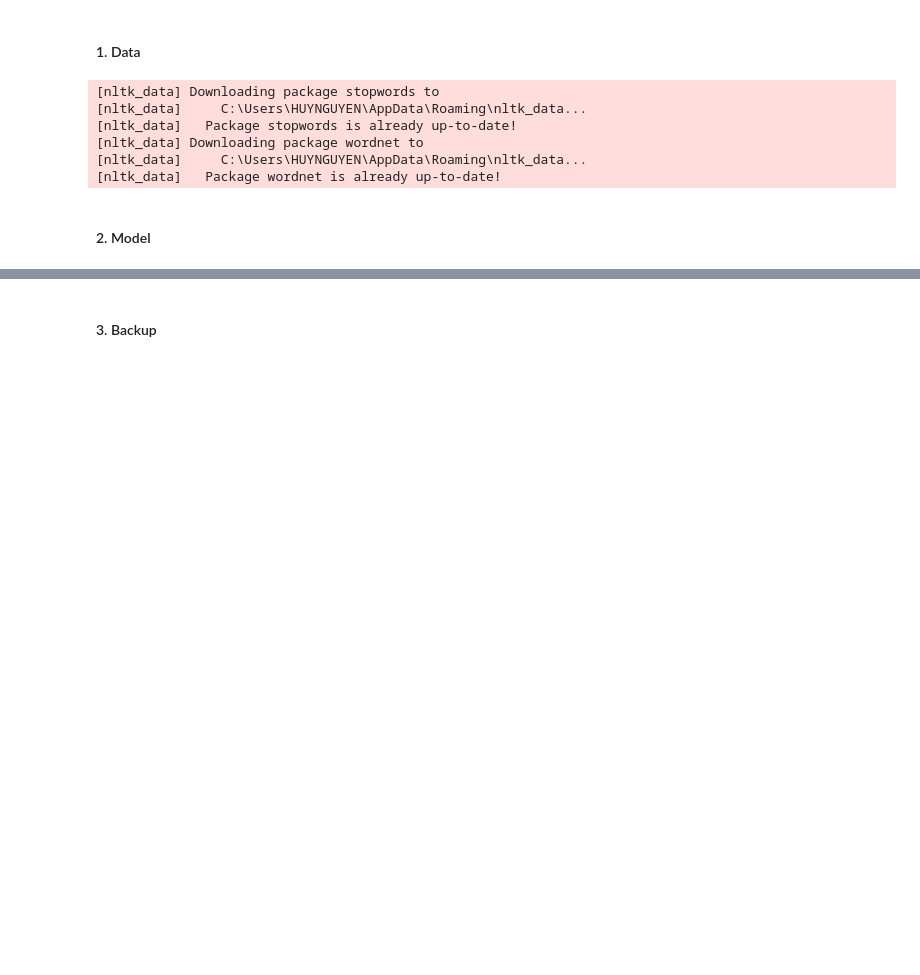
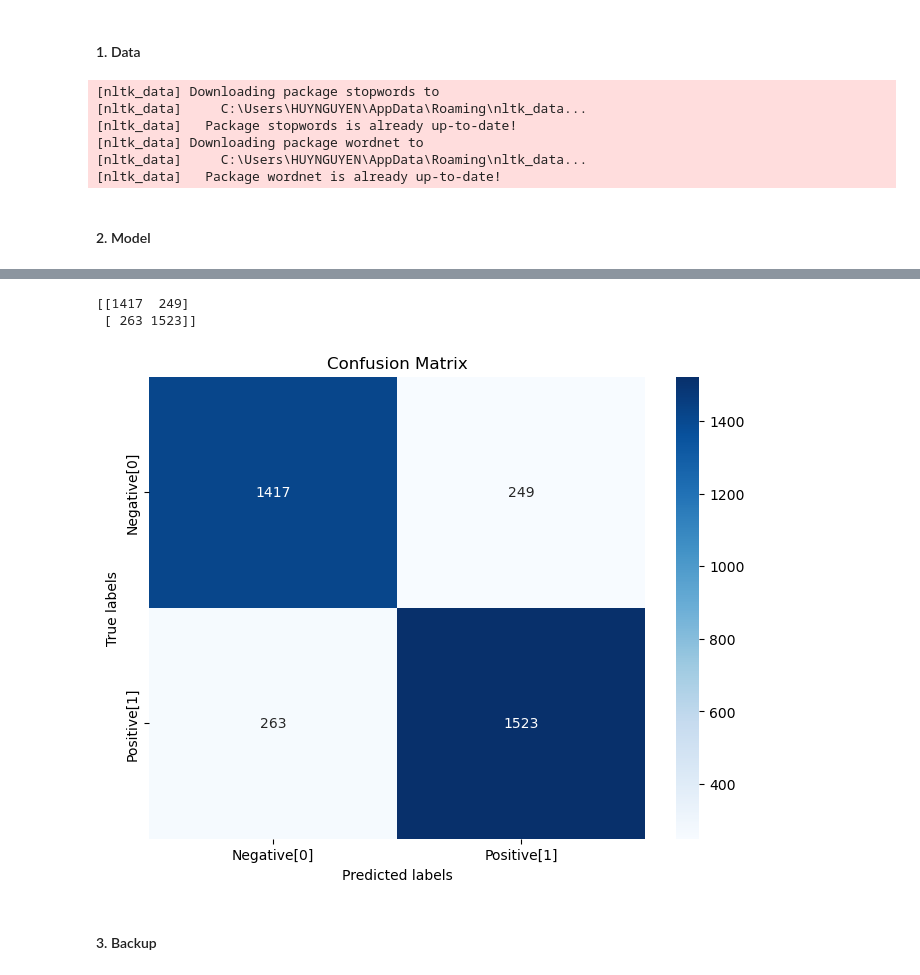
Before and after one commit to nguyenvanhuy0612/DL-1, a Jupyter notebook: Topic-3-Sentiment-Analysis/code-only.ipynb, the cells around one changed output, grey strips where cells are left out. Drawn from its saved outputs; the diff is of its cells as text; code cells hidden in the pictures; blank space fills up the shorter version.

```diff
--- a/Topic-3-Sentiment-Analysis/code-only.ipynb
+++ b/Topic-3-Sentiment-Analysis/code-only.ipynb
@@ -355,0 +347,9 @@ weighted avg       0.71      0.70      0.70       654
+# %%
+# Report for Valication set
+y_val_pred = model.predict(X_val_padded)
+report = classification_report(y_val_bin, y_val_pred)
+print(report)
+
+# Report for test set
+y_test_pred = model.predict(X_test_padded)
+print(classification_report(y_test_bin, y_test_pred))
@@ -356,3 +374,23 @@ weighted avg       0.71      0.70      0.70       654
+# %%
+from sklearn.metrics import confusion_matrix
+import seaborn as sns
+print(confusion_matrix(y_test_bin, y_test_pred))
+
+normalize = None
+cm = confusion_matrix(y_test_bin, y_test_pred, normalize=normalize)
+plt.figure(figsize=(8, 6))
+if normalize:
+    sns.heatmap(cm, annot=True, cmap='Blues', fmt='.2f', xticklabels=['Negative[0]', 'Positive[1]'], yticklabels=['Negative[0]', 'Positive[1]'])
+else:
+    sns.heatmap(cm, annot=True, cmap='Blues', fmt='d', xticklabels=['Negative[0]', 'Positive[1]'], yticklabels=['Negative[0]', 'Positive[1]'])
+plt.xlabel('Predicted labels')
+plt.ylabel('True labels')
+plt.title('Confusion Matrix')
+plt.show()
+# %% [output]
+[[1417  249]
+ [ 263 1523]]
+[figure, added]
 # %% [markdown]
 #### 3. Backup
 # %% [markdown]
```
Also changed, not shown: parts of 11 cells of this notebook, 2 other files.
